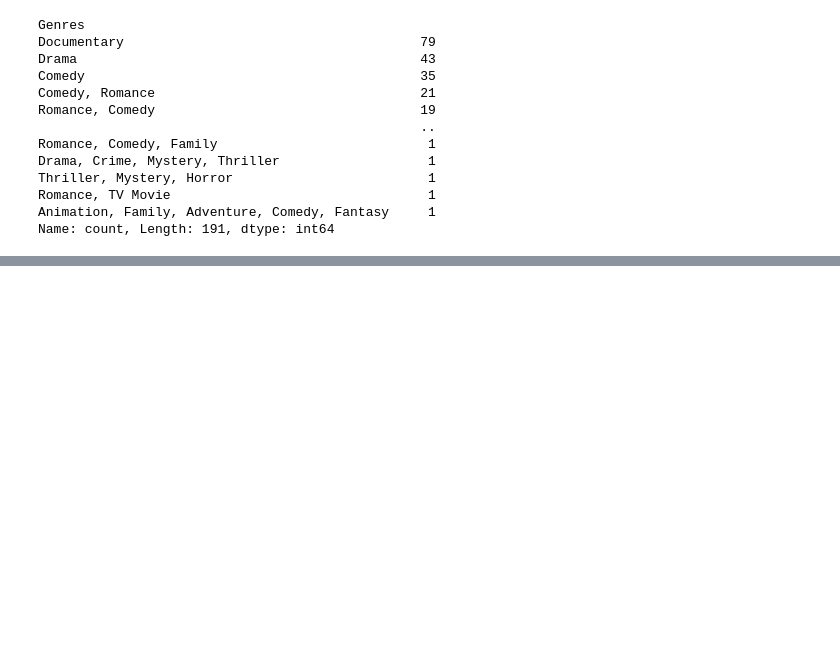
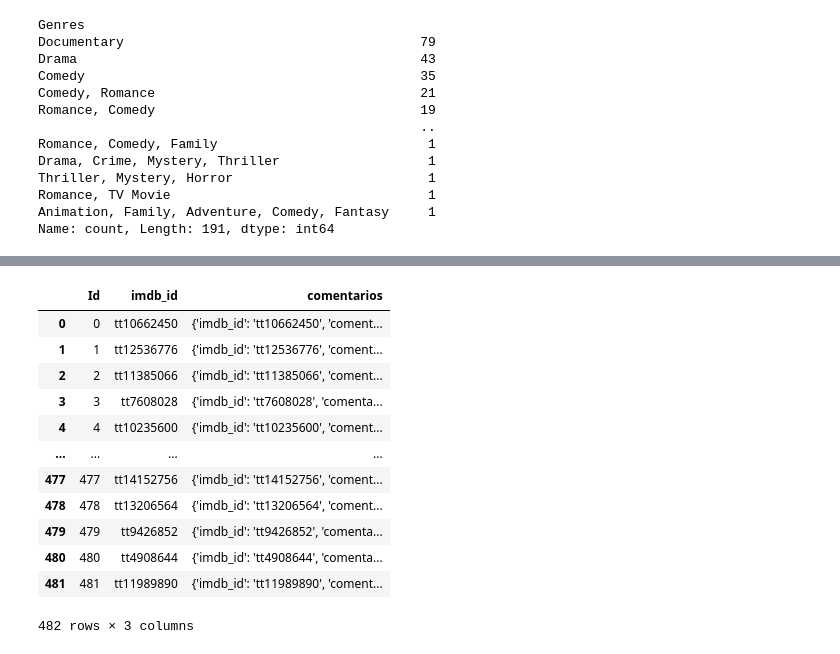
Before and after one commit to jrodrisanz/ProyectoETL, a Jupyter notebook: src/netflix_film.ipynb, the cells around one changed output, grey strips where cells are left out. Cells and saved outputs as stored; diff of their text form; code cells hidden in the pictures; blank space fills up the shorter version.

```diff
--- a/src/netflix_film.ipynb
+++ b/src/netflix_film.ipynb
@@ -286,0 +303,22 @@ df.to_csv('../data/df_netflix_clean.csv', index=False)
+# %%
+review = pd.read_csv('../data/comentarios_clean.csv', encoding='utf-8', encoding_errors='ignore')
+# %%
+#creamos columna id autonumerico
+review.reset_index(inplace=True, drop=False)
+review.rename(columns={'index': 'Id'}, inplace=True)
+# %%
+review
+# %% [output]
+|  | Id | imdb_id | comentarios |
+| 0 | 0 | tt10662450 | {'imdb_id': 'tt10662450', 'coment... |
+| 1 | 1 | tt12536776 | {'imdb_id': 'tt12536776', 'coment... |
+| 2 | 2 | tt11385066 | {'imdb_id': 'tt11385066', 'coment... |
+| 3 | 3 | tt7608028 | {'imdb_id': 'tt7608028', 'comenta... |
+| 4 | 4 | tt10235600 | {'imdb_id': 'tt10235600', 'coment... |
+| ... | ... | ... | ... |
+| 477 | 477 | tt14152756 | {'imdb_id': 'tt14152756', 'coment... |
+| 478 | 478 | tt13206564 | {'imdb_id': 'tt13206564', 'coment... |
+| 479 | 479 | tt9426852 | {'imdb_id': 'tt9426852', 'comenta... |
+| 480 | 480 | tt4908644 | {'imdb_id': 'tt4908644', 'comenta... |
+| 481 | 481 | tt11989890 | {'imdb_id': 'tt11989890', 'coment... |
+482 rows × 3 columns
```
Also changed, not shown: parts of 16 cells of this notebook, 2 other files.
